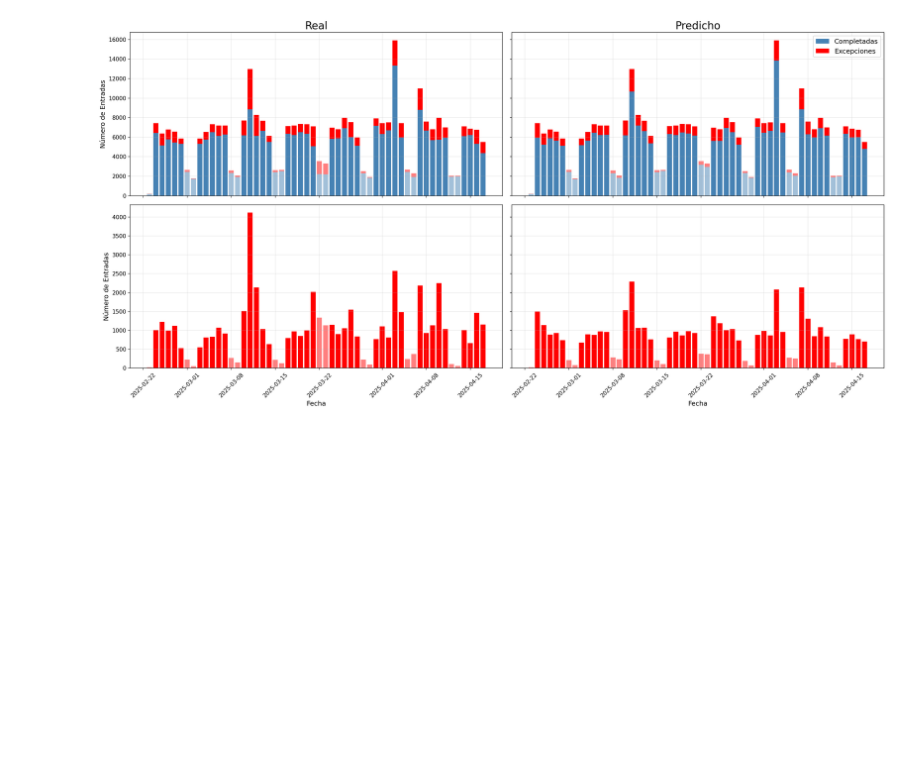
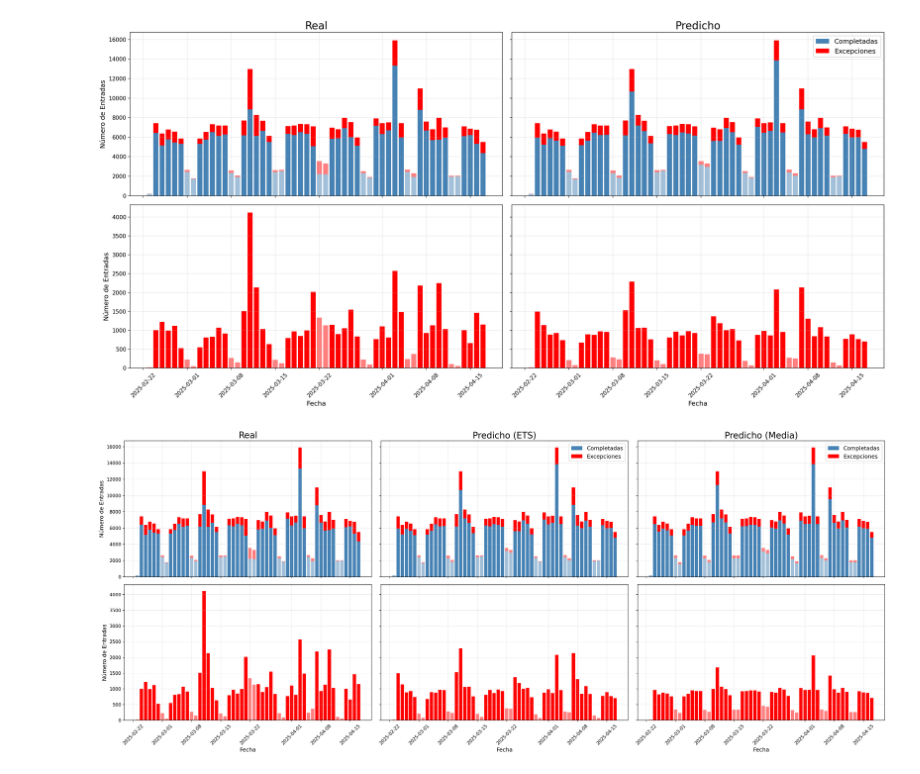
Before and after one commit to stgov/proyecto_de_grado-prediccion_de_fallas, a Jupyter notebook: notebooks/ETS.ipynb, the cells around one changed output. Drawn from its saved outputs; the diff is of its cells as text; code cells hidden in the pictures; blank space fills up the shorter version.

```diff
--- a/notebooks/ETS.ipynb
+++ b/notebooks/ETS.ipynb
@@ -572,3 +572,84 @@ plt.tight_layout()
 plt.show()
 # %% [output]
 [figure]
+# %%
+# Crear una copia para el modelo de predicción ETS
+daily_summary_pred = daily_summary.copy()
+daily_summary_pred.loc[test.index, 'tasa_excepcion'] = forecast
+daily_summary_pred['Completed'] = daily_summary_pred['entries'] * (1 - daily_summary_pred['tasa_excepcion'])
+daily_summary_pred['Exception'] = daily_summary_pred['entries'] * daily_summary_pred['tasa_excepcion']
+
+# Crear una copia para el modelo de media
+daily_summary_mean = daily_summary.copy()
+mean_prediction = train.mean()
+daily_summary_mean.loc[test.index, 'tasa_excepcion'] = mean_prediction
+daily_summary_mean['Completed'] = daily_summary_mean['entries'] * (1 - daily_summary_mean['tasa_excepcion'])
+daily_summary_mean['Exception'] = daily_summary_mean['entries'] * daily_summary_mean['tasa_excepcion']
+
+# Filtrar los datos para el período de prueba
+daily_summary_real_test = daily_summary.loc[test.index].copy()
+daily_summary_real_test['Completed'] = daily_summary_real_test['entries'] * (1 - daily_summary_real_test['tasa_excepcion'])
+daily_summary_real_test['Exception'] = daily_summary_real_test['entries'] * daily_summary_real_test['tasa_excepcion']
+daily_summary_pred_test = daily_summary_pred.loc[test.index]
+daily_summary_mean_test = daily_summary_mean.loc[test.index]
+
+is_weekend_test = daily_summary_real_test.index.astype('datetime64[ns]').dayofweek >= 5
+
+fig, axes = plt.subplots(2, 3, figsize=(24, 10), sharex=True, sharey='row')
+
+# --- Columna 1: Datos Reales ---
+ax1 = axes[0, 0]
+ax1.bar(daily_summary_real_test.index[~is_weekend_test], daily_summary_real_test['Completed'][~is_weekend_test], label='Completadas', color='steelblue')
+ax1.bar(daily_summary_real_test.index[~is_weekend_test], daily_summary_real_test['Exception'][~is_weekend_test], bottom=daily_summary_real_test['Completed'][~is_weekend_test], label='Excepciones', color='red')
+ax1.bar(daily_summary_real_test.index[is_weekend_test], daily_summary_real_test['Completed'][is_weekend_test], color='steelblue', alpha=0.5)
+ax1.bar(daily_summary_real_test.index[is_weekend_test], daily_summary_real_test['Exception'][is_weekend_test], bottom=daily_summary_real_test['Completed'][is_weekend_test], color='red', alpha=0.5)
+ax1.set_title('Real', fontsize=TITLE_FONT_SIZE + 4)
+ax1.set_ylabel('Número de Entradas', fontsize=FONT_SIZE)
+ax1.grid(True, alpha=0.3)
+
+ax4 = axes[1, 0]
+ax4.bar(daily_summary_real_test.index[~is_weekend_test], daily_summary_real_test['Exception'][~is_weekend_test], color='red')
+ax4.bar(daily_summary_real_test.index[is_weekend_test], daily_summary_real_test['Exception'][is_weekend_test], color='red', alpha=0.5)
+ax4.set_ylabel('Número de Entradas', fontsize=FONT_SIZE)
+ax4.set_xlabel('Fecha', fontsize=FONT_SIZE)
+ax4.tick_params(axis='x', rotation=45)
+ax4.grid(True, alpha=0.3)
+
+# --- Columna 2: Datos Predichos (ETS) ---
+ax2 = axes[0, 1]
+ax2.bar(daily_summary_pred_test.index[~is_weekend_test], daily_summary_pred_test['Completed'][~is_weekend_test], label='Completadas', color='steelblue')
+ax2.bar(daily_summary_pred_test.index[~is_weekend_test], daily_summary_pred_test['Exception'][~is_weekend_test], bottom=daily_summary_pred_test['Completed'][~is_weekend_test], label='Excepciones', color='red')
+ax2.bar(daily_summary_pred_test.index[is_weekend_test], daily_summary_pred_test['Completed'][is_weekend_test], color='steelblue', alpha=0.5)
+ax2.bar(daily_summary_pred_test.index[is_weekend_test], daily_summary_pred_test['Exception'][is_weekend_test], bottom=daily_summary_pred_test['Completed'][is_weekend_test], color='red', alpha=0.5)
+ax2.set_title('Predicho (ETS)', fontsize=TITLE_FONT_SIZE + 4)
+ax2.legend(fontsize=FONT_SIZE)
+ax2.grid(True, alpha=0.3)
+
+ax5 = axes[1, 1]
+ax5.bar(daily_summary_pred_test.index[~is_weekend_test], daily_summary_pred_test['Exception'][~is_weekend_test], color='red')
+ax5.bar(daily_summary_pred_test.index[is_weekend_test], daily_summary_pred_test['Exception'][is_weekend_test], color='red', alpha=0.5)
+ax5.set_xlabel('Fecha', fontsize=FONT_SIZE)
+ax5.tick_params(axis='x', rotation=45)
+ax5.grid(True, alpha=0.3)
+
+# --- Columna 3: Datos Predichos (Media) ---
+ax3 = axes[0, 2]
+ax3.bar(daily_summary_mean_test.index[~is_weekend_test], daily_summary_mean_test['Completed'][~is_weekend_test], label='Completadas', color='steelblue')
+ax3.bar(daily_summary_mean_test.index[~is_weekend_test], daily_summary_mean_test['Exception'][~is_weekend_test], bottom=daily_summary_mean_test['Completed'][~is_weekend_test], label='Excepciones', color='red')
+ax3.bar(daily_summary_mean_test.index[is_weekend_test], daily_summary_mean_test['Completed'][is_weekend_test], color='steelblue', alpha=0.5)
+ax3.bar(daily_summary_mean_test.index[is_weekend_test], daily_summary_mean_test['Exception'][is_weekend_test], bottom=daily_summary_mean_test['Completed'][is_weekend_test], color='red', alpha=0.5)
+ax3.set_title('Predicho (Media)', fontsize=TITLE_FONT_SIZE + 4)
+ax3.legend(fontsize=FONT_SIZE)
+ax3.grid(True, alpha=0.3)
+
+ax6 = axes[1, 2]
+ax6.bar(daily_summary_mean_test.index[~is_weekend_test], daily_summary_mean_test['Exception'][~is_weekend_test], color='red')
+ax6.bar(daily_summary_mean_test.index[is_weekend_test], daily_summary_mean_test['Exception'][is_weekend_test], color='red', alpha=0.5)
+ax6.set_xlabel('Fecha', fontsize=FONT_SIZE)
+ax6.tick_params(axis='x', rotation=45)
+ax6.grid(True, alpha=0.3)
+
+plt.tight_layout()
+plt.show()
+# %% [output]
+[figure, added]
```
Also changed, not shown: 1 other file.
